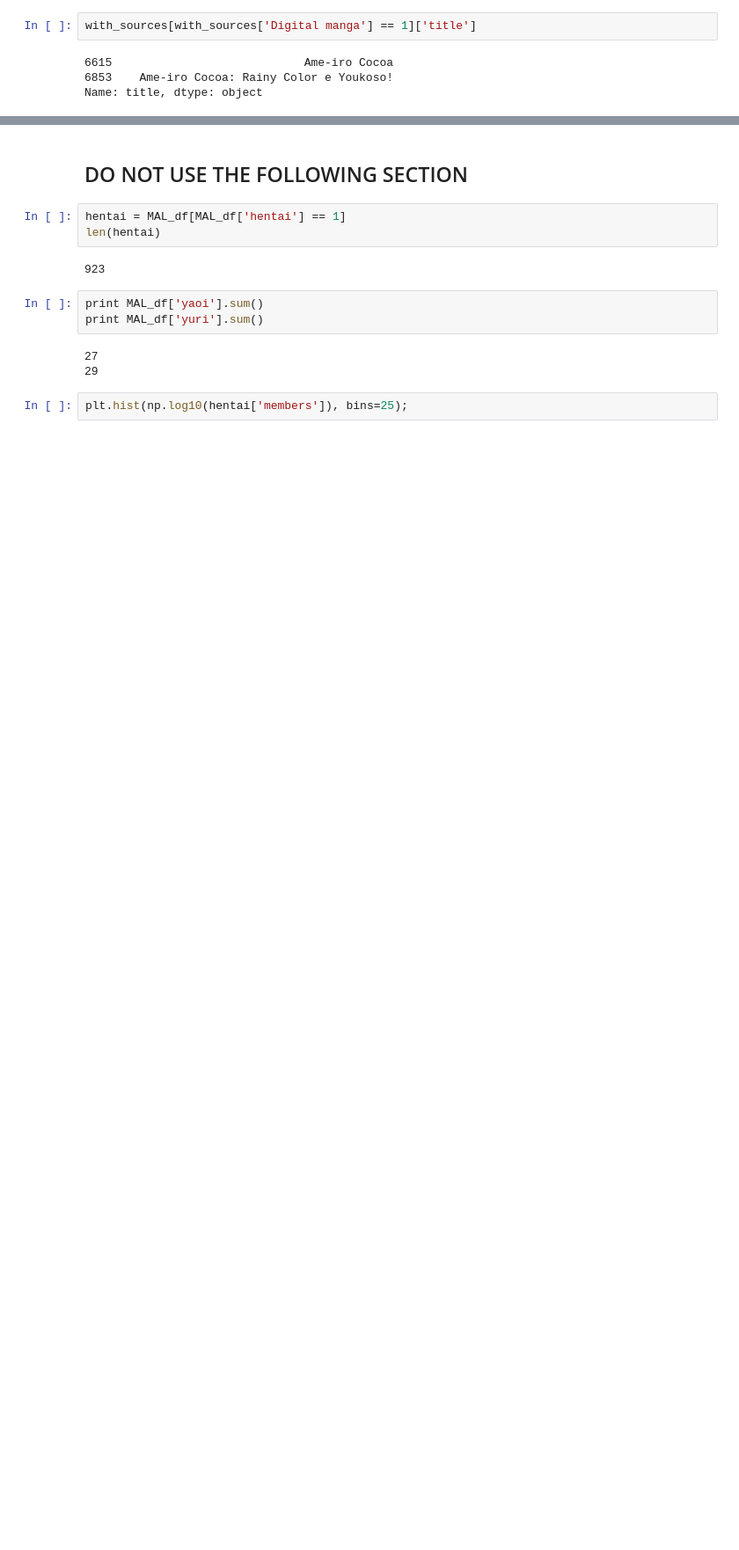
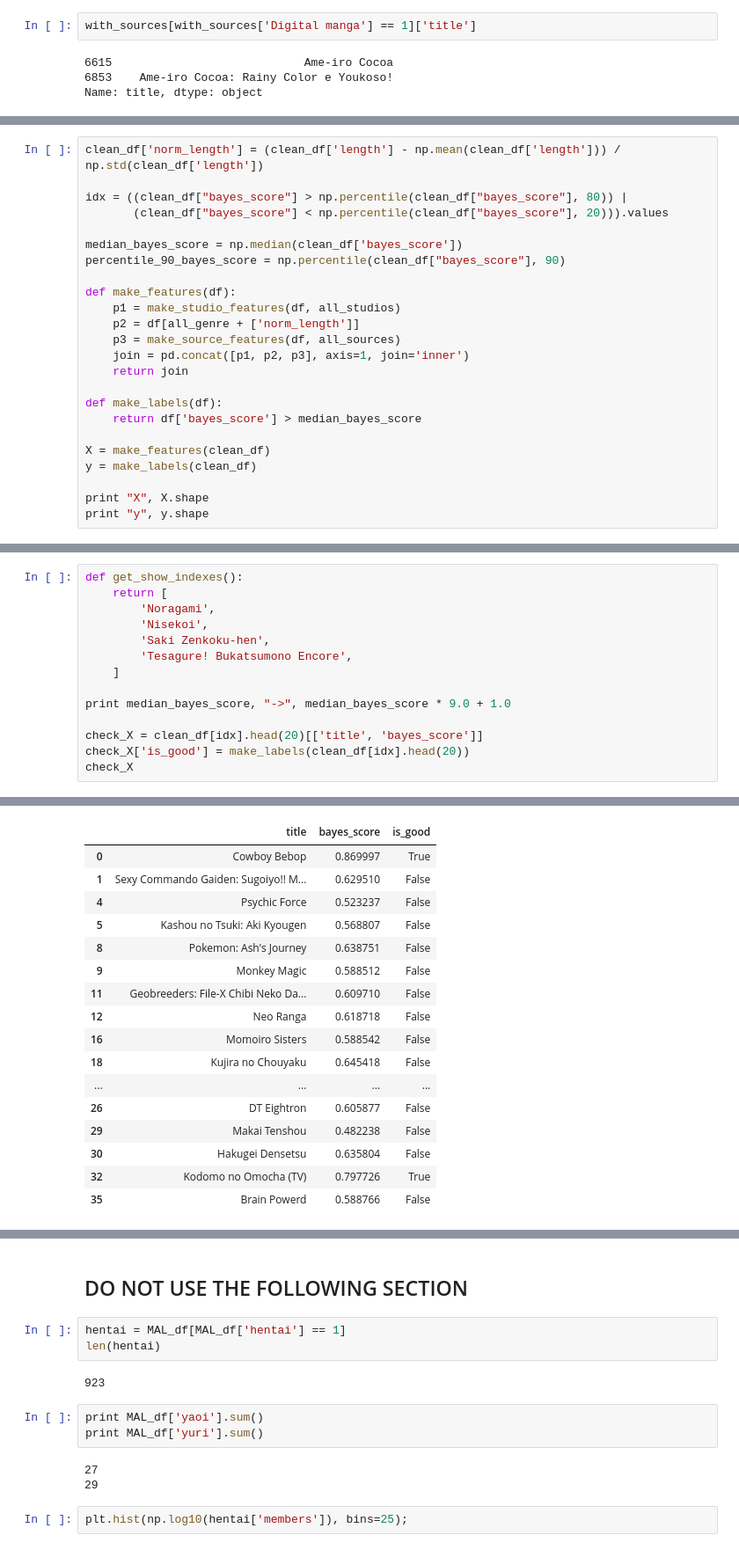
Before and after one commit to FourSwordKirby/MALDataScience, a Jupyter notebook: more_stats.ipynb, the cells around one changed output, grey strips where cells are left out. Shown at 88% size. Saved outputs shown, nothing was run; the diff lists cells and outputs as text; blank space fills up the shorter version.

Commit message:
Predicting above/below median with 76% accuracy bois.

```diff
--- a/more_stats.ipynb
+++ b/more_stats.ipynb
@@ -740,0 +819,24 @@ Name: title, dtype: object
+# %%
+clean_df['norm_length'] = (clean_df['length'] - np.mean(clean_df['length'])) / np.std(clean_df['length'])
+
+idx = ((clean_df["bayes_score"] > np.percentile(clean_df["bayes_score"], 80)) |
+       (clean_df["bayes_score"] < np.percentile(clean_df["bayes_score"], 20))).values
+
+median_bayes_score = np.median(clean_df['bayes_score'])
+percentile_90_bayes_score = np.percentile(clean_df["bayes_score"], 90)
+
+def make_features(df):
+    p1 = make_studio_features(df, all_studios)
+    p2 = df[all_genre + ['norm_length']]
+    p3 = make_source_features(df, all_sources)
+    join = pd.concat([p1, p2, p3], axis=1, join='inner')
+    return join
+
+def make_labels(df):
+    return df['bayes_score'] > median_bayes_score
+
+X = make_features(clean_df)
+y = make_labels(clean_df)
+
+print "X", X.shape
+print "y", y.shape
@@ -740,0 +846,15 @@ Name: title, dtype: object
+# %%
+def get_show_indexes():
+    return [
+        'Noragami',
+        'Nisekoi',
+        'Saki Zenkoku-hen',
+        'Tesagure! Bukatsumono Encore',
+    ]
+
+print median_bayes_score, "->", median_bayes_score * 9.0 + 1.0
+
+check_X = clean_df[idx].head(20)[['title', 'bayes_score']]
+check_X['is_good'] = make_labels(clean_df[idx].head(20))
+check_X
+# %% [output]
@@ -740,0 +862,17 @@ Name: title, dtype: object
+|  | title | bayes_score | is_good |
+| 0 | Cowboy Bebop | 0.869997 | True |
+| 1 | Sexy Commando Gaiden: Sugoiyo!! M... | 0.629510 | False |
+| 4 | Psychic Force | 0.523237 | False |
+| 5 | Kashou no Tsuki: Aki Kyougen | 0.568807 | False |
+| 8 | Pokemon: Ash's Journey | 0.638751 | False |
+| 9 | Monkey Magic | 0.588512 | False |
+| 11 | Geobreeders: File-X Chibi Neko Da... | 0.609710 | False |
+| 12 | Neo Ranga | 0.618718 | False |
+| 16 | Momoiro Sisters | 0.588542 | False |
+| 18 | Kujira no Chouyaku | 0.645418 | False |
+| ... | ... | ... | ... |
+| 26 | DT Eightron | 0.605877 | False |
+| 29 | Makai Tenshou | 0.482238 | False |
+| 30 | Hakugei Densetsu | 0.635804 | False |
+| 32 | Kodomo no Omocha (TV) | 0.797726 | True |
+| 35 | Brain Powerd | 0.588766 | False |
```
Also changed, not shown: parts of 16 cells of this notebook.
